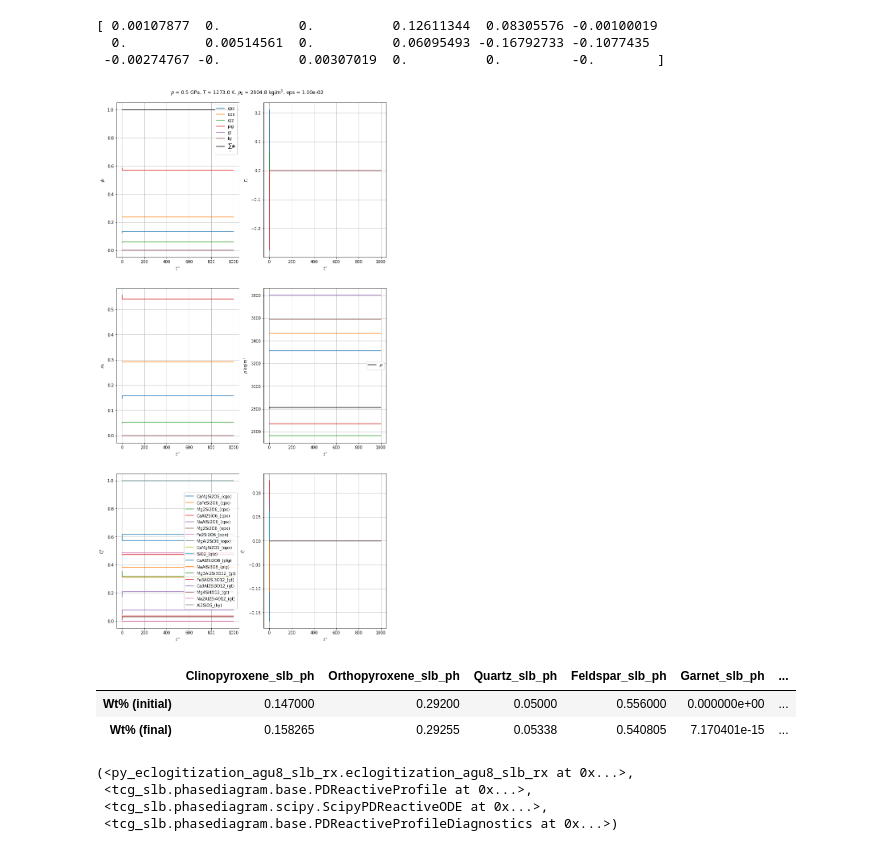
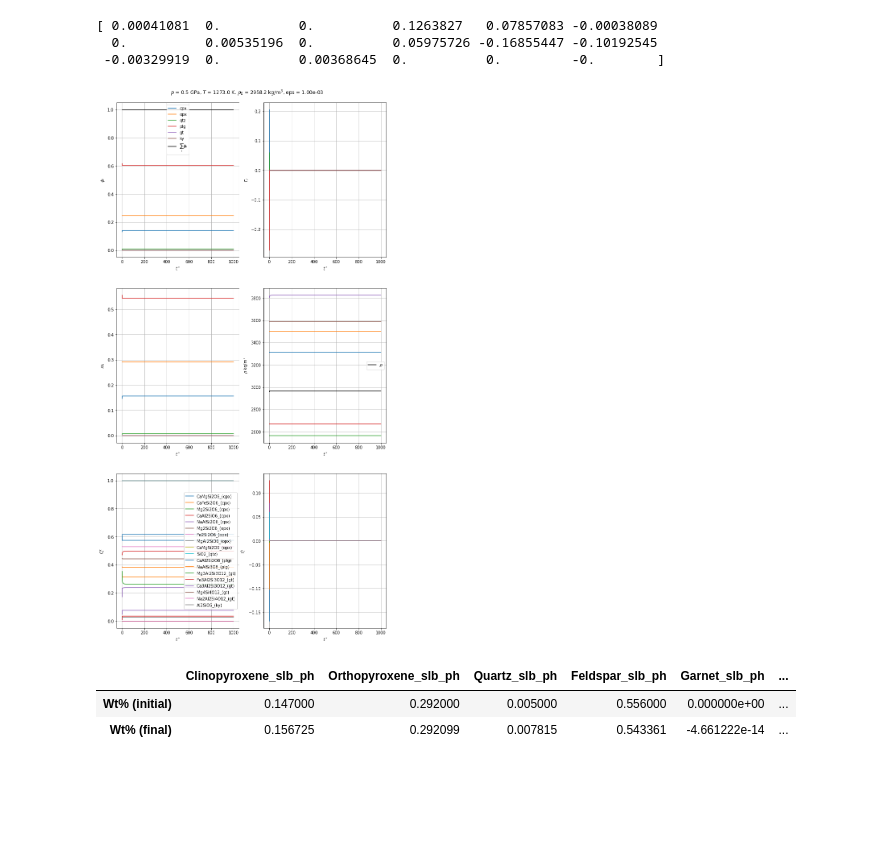
Before and after one commit to mitchellmcm27/tcg-ec, a Jupyter notebook: systems/ec/notebooks/eclogitization_hacker2015_md_xenolith.ipynb, the cells around one changed output. Drawn from its saved outputs; the diff is of its cells as text; code cells hidden in the pictures; blank space fills up the shorter version.

```diff
--- a/systems/ec/notebooks/eclogitization_hacker2015_md_xenolith.ipynb
+++ b/systems/ec/notebooks/eclogitization_hacker2015_md_xenolith.ipynb
@@ -50,7 +50,7 @@ ems = [
 phii0 = [
     0.1310, # cpx
     0.2485, # opx
-    0.0580, # quartz
+    0.00580, # quartz
     0.6147, # plag
     0.0, # garnet
     0.0, # kyanite
@@ -59,21 +59,35 @@ phii0 = [
 mi0 = [
     0.1470,
     0.2920,
-    0.050,
+    0.0050,
     0.5560,
     0.0,
     0.0
 ]
 
-
 Xik0 = [
-    [0.59033+0.03959, 0.30271, 0.0,  0.00990, 0.05313], # di, hed, *cEn, *cats, jd
-    [0.51220+0.04393, 0.42014, 0.02807, 0.0], # en, fs, *mgts, *oDi
+    [0.59033, 0.30271, 0.04393, 0.00990, 0.05313], # di, hed, *cEn, *cats, jd
+    [0.51220, 0.42014, 0.02807, 0.03959], # en, fs, *mgts, *oDi
     [1.], # quartz
     [0.59977, 0.40023], # an, ab
     [0.39681, 0.42983, 0.17322, 0.0000, 0.0000], # py, alm, gr, *mgmaj, *namaj
     [1.], # kyanite
 ]
+
+# move cEn to oEn
+Xik0[1][1] += Xik0[0][2]
+Xik0[0][2] = 0.0
+# move oDi to di
+Xik0[0][0] += Xik0[1][3]
+Xik0[1][3] = 0.0
+
+# regularize 3-component garnet
+g3 = (1-(Xik0[4][0]+Xik0[4][1]+Xik0[4][2]))/3.0
+Xik0[4][0] += g3
+Xik0[4][1] += g3
+Xik0[4][2] += g3
+Xik0[4][3] = 0.0
+Xik0[4][4] = 0.0
 # %%
 model = EcModel(
     reference,
@@ -122,30 +118,26 @@ Reaction 15
 # %%
 model = EcModel(
     reference,
-    "eclogitization_agu8_slb_rx",
+    "eclogitization_agu9_slb_rx",
     domain="profile",
     mi0=mi0,
     Xik0=Xik0,
     P0=0.5,
     T0=1273,
     Pmin=0.5,
     Pmax=2.5,
     Tmin=1273,
     Tmax=773,
     nP=40,
     nT=40
 )
 
-model.run(reload=False,save=True,end_t=1e3)
+model.run(reload=False,save=True,end_t=1e3,eps=1.e-3)
 # %% [output]
-[ 0.00107877  0.          0.          0.12611344  0.08305576 -0.00100019
-  0.          0.00514561  0.          0.06095493 -0.16792733 -0.1077435
- -0.00274767 -0.          0.00307019  0.          0.         -0.        ]
+[ 0.00041081  0.          0.          0.1263827   0.07857083 -0.00038089
+  0.          0.00535196  0.          0.05975726 -0.16855447 -0.10192545
+ -0.00329919  0.          0.00368645  0.          0.         -0.        ]
-[figure, old version]
+[figure, new version]
 |  | Clinopyroxene_slb_ph | Orthopyroxene_slb_ph | Quartz_slb_ph | Feldspar_slb_ph | Garnet_slb_ph | ... |
-| Wt% (initial) | 0.147000 | 0.29200 | 0.05000 | 0.556000 | 0.000000e+00 | ... |
-| Wt% (final) | 0.158265 | 0.29255 | 0.05338 | 0.540805 | 7.170401e-15 | ... |
+| Wt% (initial) | 0.147000 | 0.292000 | 0.005000 | 0.556000 | 0.000000e+00 | ... |
+| Wt% (final) | 0.156725 | 0.292099 | 0.007815 | 0.543361 | -4.661222e-14 | ... |
-(<py_eclogitization_agu8_slb_rx.eclogitization_agu8_slb_rx at 0x...>,
- <tcg_slb.phasediagram.base.PDReactiveProfile at 0x...>,
- <tcg_slb.phasediagram.scipy.ScipyPDReactiveODE at 0x...>,
- <tcg_slb.phasediagram.base.PDReactiveProfileDiagnostics at 0x...>)
```
Also changed, not shown: parts of 4 cells of this notebook, 13 other files.
